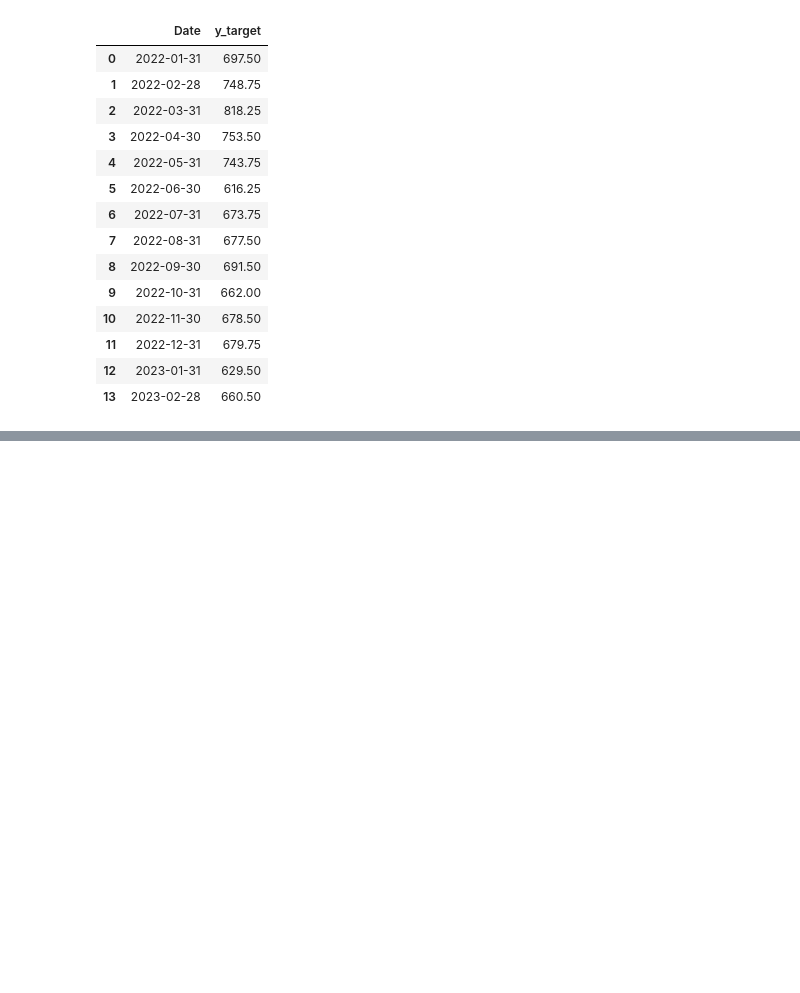
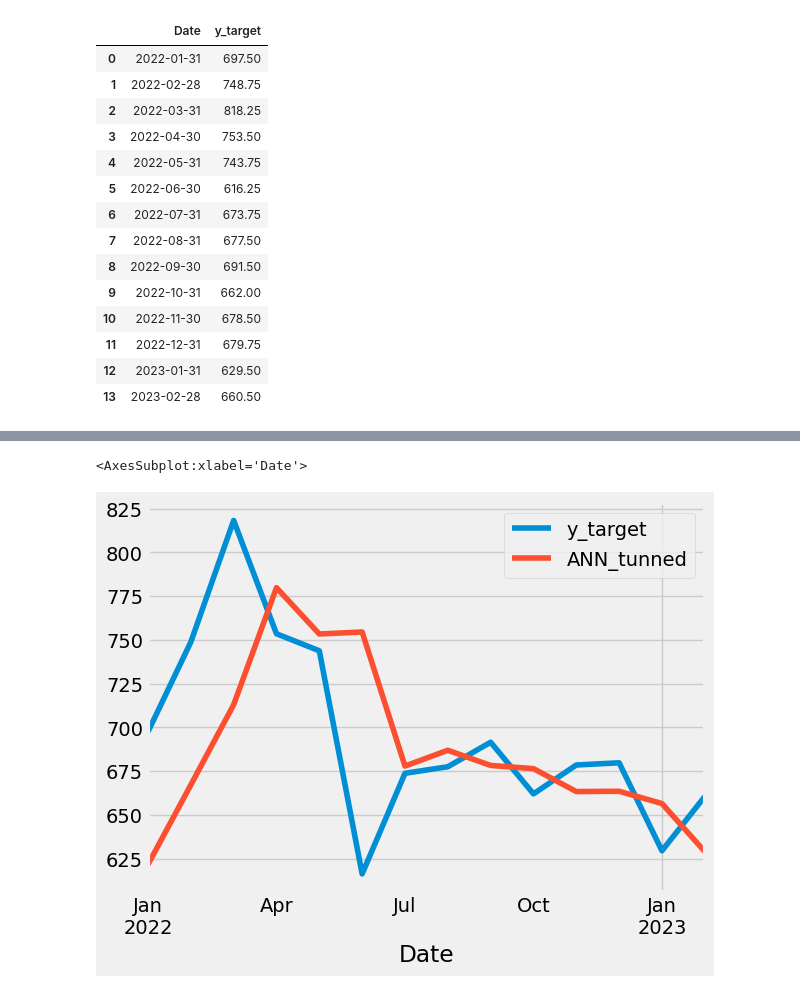
Before and after one commit to SalisEduardo/EAD0830-IA-aplic-financas, a Jupyter notebook: Atividades/atv1/forecast_commodities.ipynb, the cells around one changed output, grey strips where cells are left out. Cells and saved outputs as stored; diff of their text form; code cells hidden in the pictures; blank space fills up the shorter version.

```diff
--- a/Atividades/atv1/forecast_commodities.ipynb
+++ b/Atividades/atv1/forecast_commodities.ipynb
@@ -964,0 +978,29 @@ comparative_v5.set_index("Date").plot()
+# %%
+from sklearn.model_selection import GridSearchCV ,TimeSeriesSplit
+from sklearn.pipeline import Pipeline
+
+
+pipeline = Pipeline([
+    ('preprocess', MinMaxScaler()),
+    ('regressor', MLPRegressor())
+])
+
+param_grid = {
+       'regressor__hidden_layer_sizes': [(50, 50),(100,100), (50,100,50),(50,100,100,50),(100,300,100),(200,200,200)],
+       'regressor__alpha': [0.0001, 0.001, 0.01, 0.1],
+       'regressor__activation': ['relu', 'tanh'],
+       'regressor__max_iter': [100, 200, 300, 400,700],
+}
+
+# param_grid = {
+#     'regressor__hidden_layer_sizes': [(50,), (100,), (50, 50)],
+#     'regressor__activation': ['relu', 'tanh'],
+#     'regressor__alpha': [0.0001, 0.001, 0.01],
+# }
+tscv = TimeSeriesSplit(n_splits=10)
+
+grid_search = GridSearchCV(pipeline,    param_grid,
+                           cv=tscv,
+                           n_jobs=-1,
+                           scoring='neg_mean_absolute_error')
+grid_search.fit(X_train_ANN,y_train_ANN)
@@ -964,0 +1039,3 @@ comparative_v5.set_index("Date").plot()
+# %%
+comparative_v6 = y_test_ANN.reset_index()
+comparative_v6
@@ -964,0 +1058,7 @@ comparative_v5.set_index("Date").plot()
+# %%
+comparative_v6['ANN_tunned'] = grid_search.predict(X_test_ANN)
+# %%
+comparative_v6.set_index("Date").plot()
+# %% [output]
+<AxesSubplot:xlabel='Date'>
+[figure, added]
```
Also changed, not shown: parts of 22 cells of this notebook.
